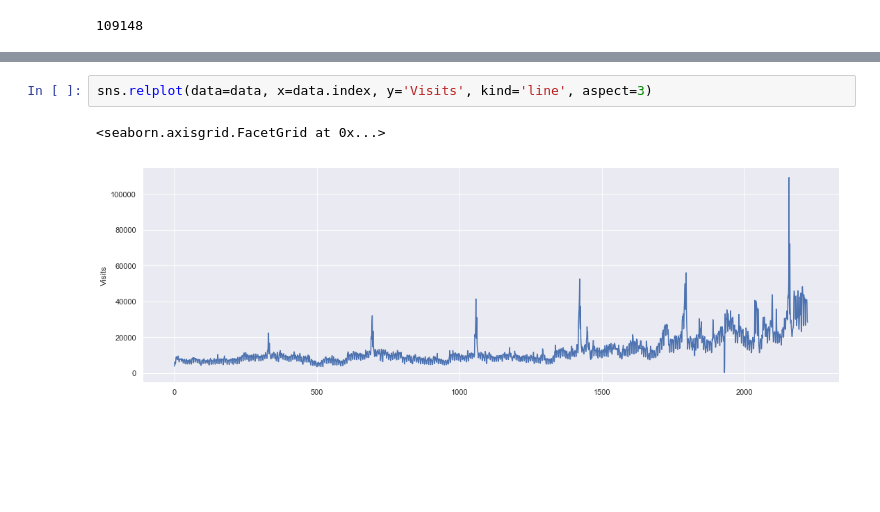
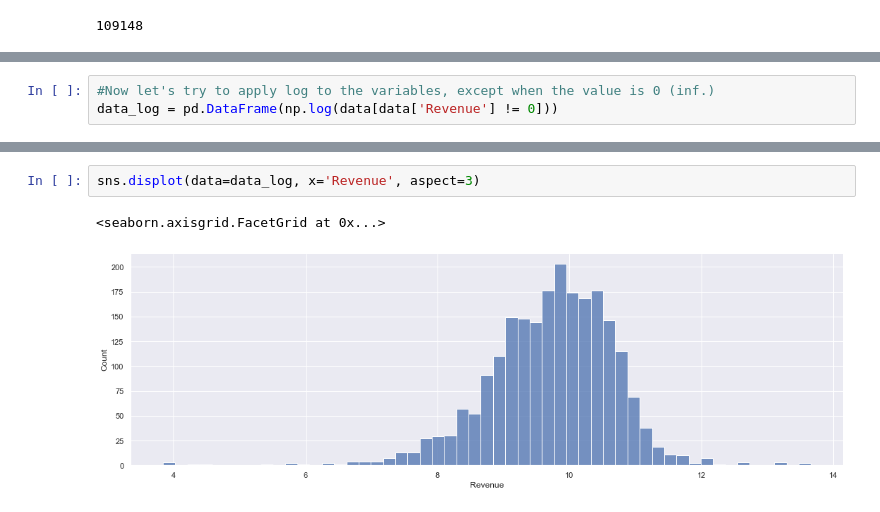
Before and after one commit to Jorge-Montenegro/TFM, a Jupyter notebook: TFM.ipynb, the cells around one changed output, grey strips where cells are left out. Cells and saved outputs as stored; diff of their text form; blank space fills up the shorter version.

```diff
--- a/TFM.ipynb
+++ b/TFM.ipynb
@@ -162,0 +195,3 @@ aux.corr()
+# %%
+#Now let's try to apply log to the variables, except when the value is 0 (inf.)
+data_log = pd.DataFrame(np.log(data[data['Revenue'] != 0]))
@@ -231,5 +323,5 @@ plt.plot(data.groupby(['Year','Month'])[['Revenue']].sum().reset_index().index,d
 # %%
-sns.relplot(data=data, x=data.index, y='Visits', kind='line', aspect=3)
+sns.displot(data=data_log, x='Revenue', aspect=3)
 # %% [output]
 <seaborn.axisgrid.FacetGrid at 0x...>
-[figure, old version]
+[figure, new version]
```
Also changed, not shown: parts of 35 cells of this notebook.
